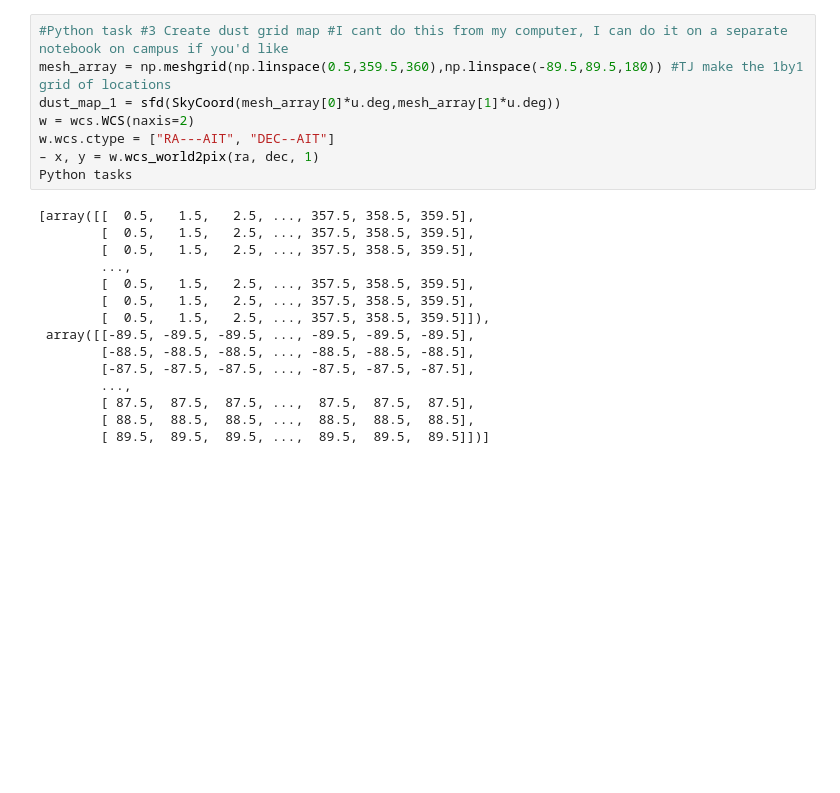
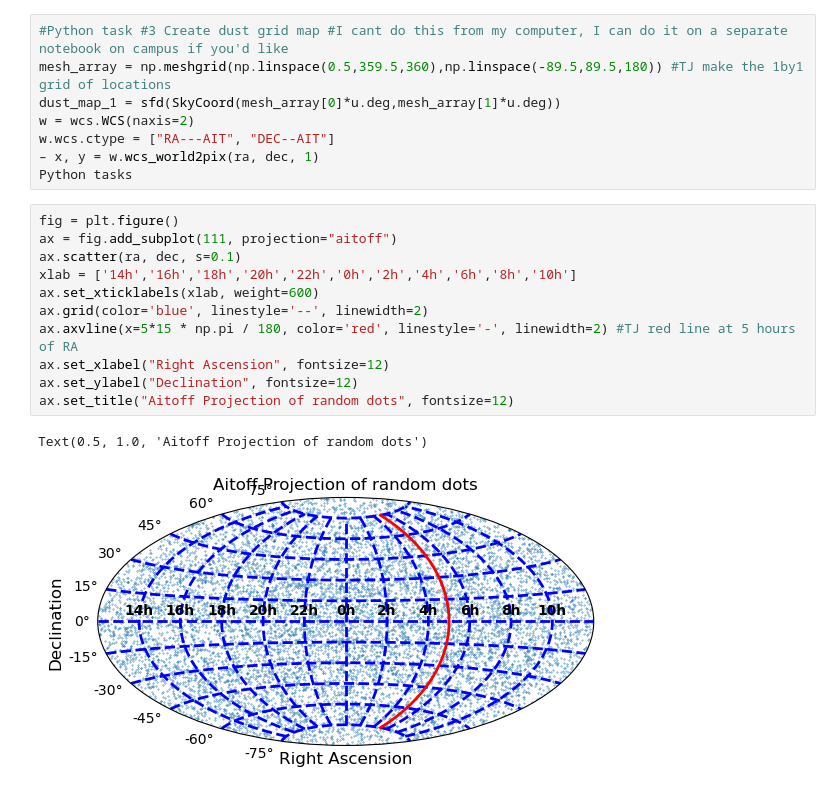
Before and after one commit to TaylorJuchau/ASTR5160, a Jupyter notebook: Week4/Class7_notebook.ipynb, the cells around one changed output. Saved outputs shown, nothing was run; the diff lists cells and outputs as text; blank space fills up the shorter version.

```diff
--- a/Week4/Class7_notebook.ipynb
+++ b/Week4/Class7_notebook.ipynb
@@ -58,18 +58,16 @@ w.wcs.ctype = ["RA---AIT", "DEC--AIT"]
 – x, y = w.wcs_world2pix(ra, dec, 1)
 Python tasks
 # %%
+fig = plt.figure()
+ax = fig.add_subplot(111, projection="aitoff")
+ax.scatter(ra, dec, s=0.1)
+xlab = ['14h','16h','18h','20h','22h','0h','2h','4h','6h','8h','10h']
+ax.set_xticklabels(xlab, weight=600)
+ax.grid(color='blue', linestyle='--', linewidth=2)
+ax.axvline(x=5*15 * np.pi / 180, color='red', linestyle='-', linewidth=2) #TJ red line at 5 hours of RA
+ax.set_xlabel("Right Ascension", fontsize=12)
+ax.set_ylabel("Declination", fontsize=12)
+ax.set_title("Aitoff Projection of random dots", fontsize=12)
 # %% [output]
-[array([[  0.5,   1.5,   2.5, ..., 357.5, 358.5, 359.5],
-        [  0.5,   1.5,   2.5, ..., 357.5, 358.5, 359.5],
-        [  0.5,   1.5,   2.5, ..., 357.5, 358.5, 359.5],
-        ...,
-        [  0.5,   1.5,   2.5, ..., 357.5, 358.5, 359.5],
-        [  0.5,   1.5,   2.5, ..., 357.5, 358.5, 359.5],
-        [  0.5,   1.5,   2.5, ..., 357.5, 358.5, 359.5]]),
- array([[-89.5, -89.5, -89.5, ..., -89.5, -89.5, -89.5],
-        [-88.5, -88.5, -88.5, ..., -88.5, -88.5, -88.5],
-        [-87.5, -87.5, -87.5, ..., -87.5, -87.5, -87.5],
-        ...,
-        [ 87.5,  87.5,  87.5, ...,  87.5,  87.5,  87.5],
-        [ 88.5,  88.5,  88.5, ...,  88.5,  88.5,  88.5],
-        [ 89.5,  89.5,  89.5, ...,  89.5,  89.5,  89.5]])]
+Text(0.5, 1.0, 'Aitoff Projection of random dots')
+[figure, added]
```
Also changed, not shown: parts of 2 cells of this notebook, 3 other files.
